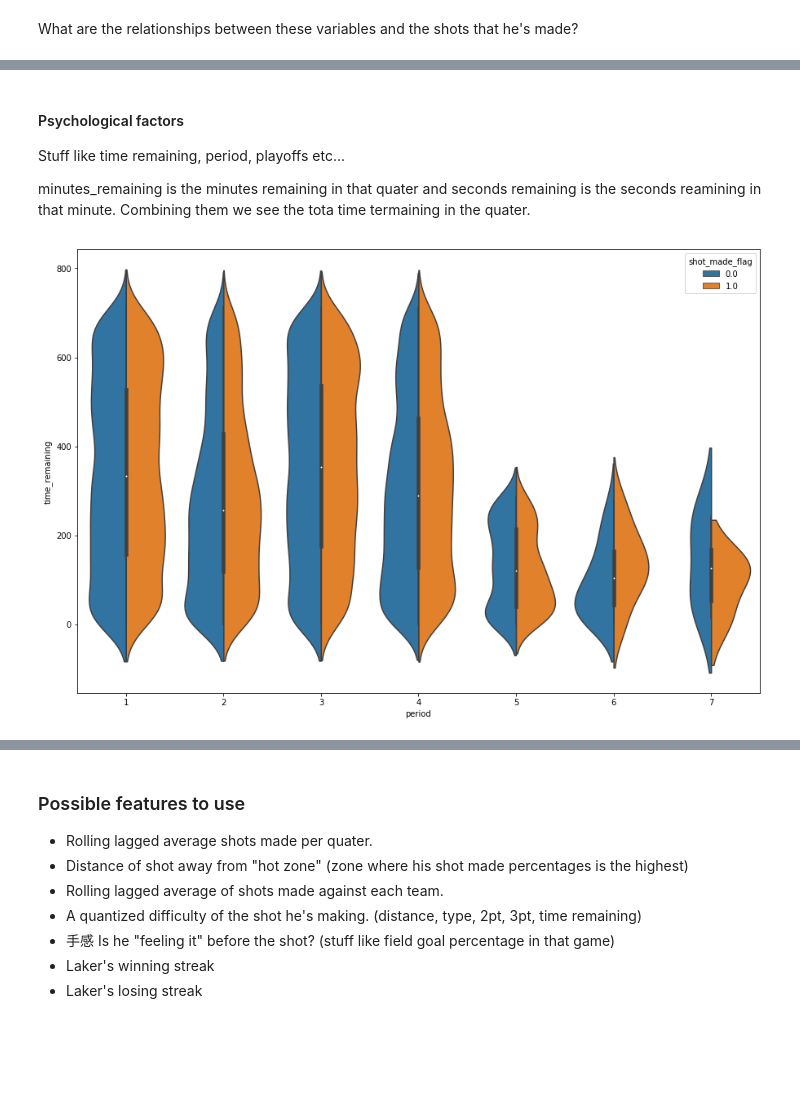
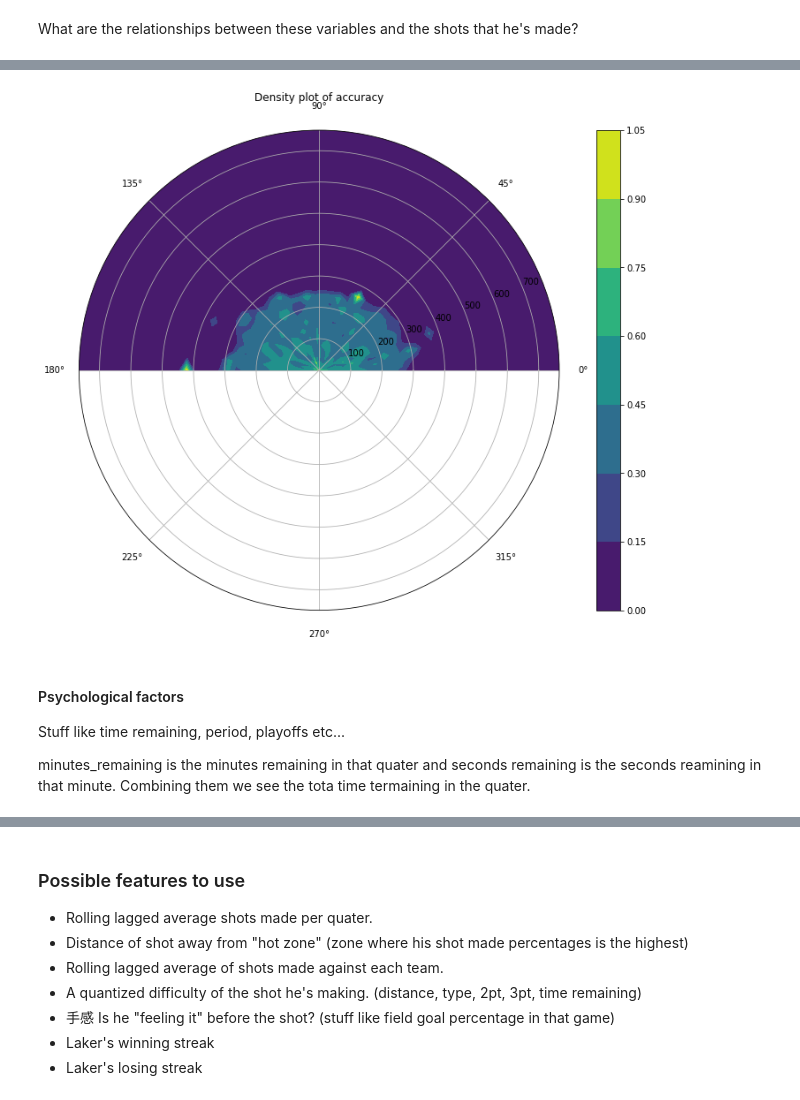
Before and after one commit to chez8990/Kaggle_kobe, a Jupyter notebook: EDA.ipynb, the cells around one changed output, grey strips where cells are left out. Cells and saved outputs as stored; diff of their text form; code cells hidden in the pictures; blank space fills up the shorter version.

```diff
--- a/EDA.ipynb
+++ b/EDA.ipynb
@@ -132,3 +130,15 @@ Interesting, it seems that he's much more likely to make a shot if he's perpendi
+# %%
+polar_acc = df.groupby(['distance_bin_30', 'angle_bin_30']).mean()['shot_made_flag'].unstack().fillna(0)
+
+fig = plt.figure()
+
+ax = fig.add_subplot(111, polar=True)
+ctf = ax.contourf(np.linspace(0, np.pi, 30), distance_bins[:-1], polar_acc)
+ax.set_title('Density plot of accuracy')
+plt.colorbar(ctf)
+ax.set_xlim(0, 180)
+# %% [output]
+[figure, added]
 # %% [markdown]
 #### Psychological factors
 
@@ -140,5 +147,0 @@ df['time_remaining'] = df['minutes_remaining'] * 60 + df['seconds_remaining']
-# %%
-sns.violinplot('period', 'time_remaining', hue='shot_made_flag', data=df, split=True)
-plt.show()
-# %% [output]
-[figure, removed]
```
Also changed, not shown: parts of 38 cells of this notebook, 1 other file.
